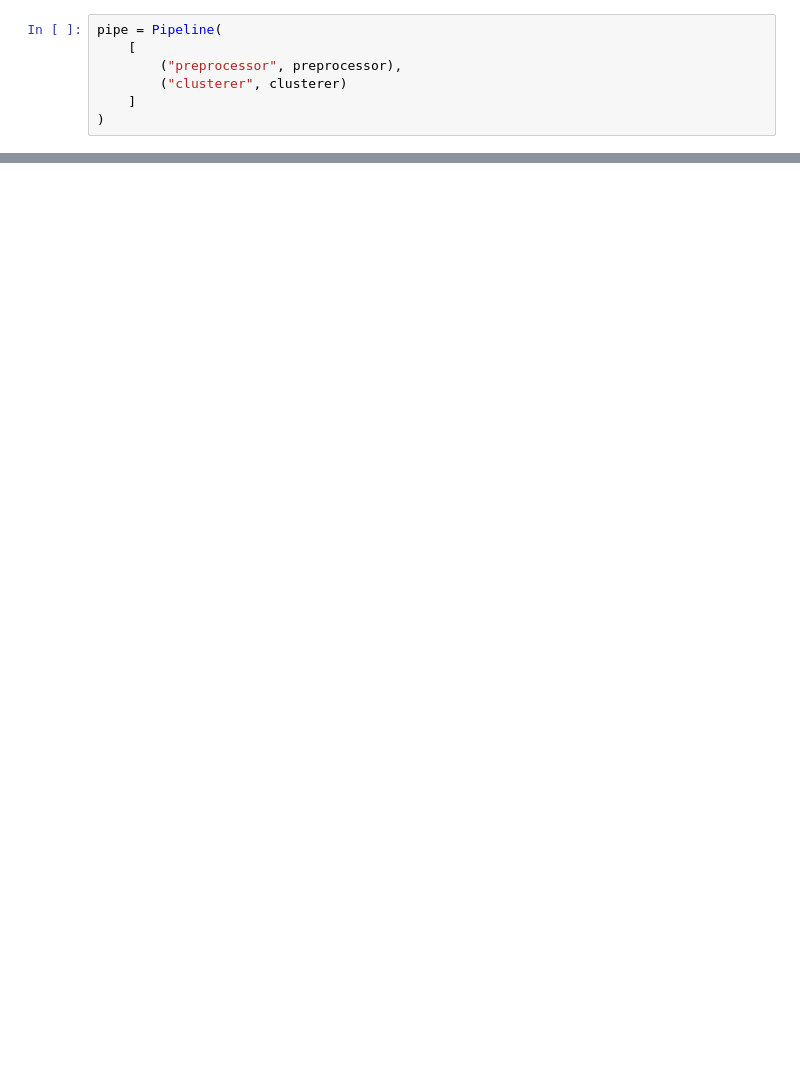
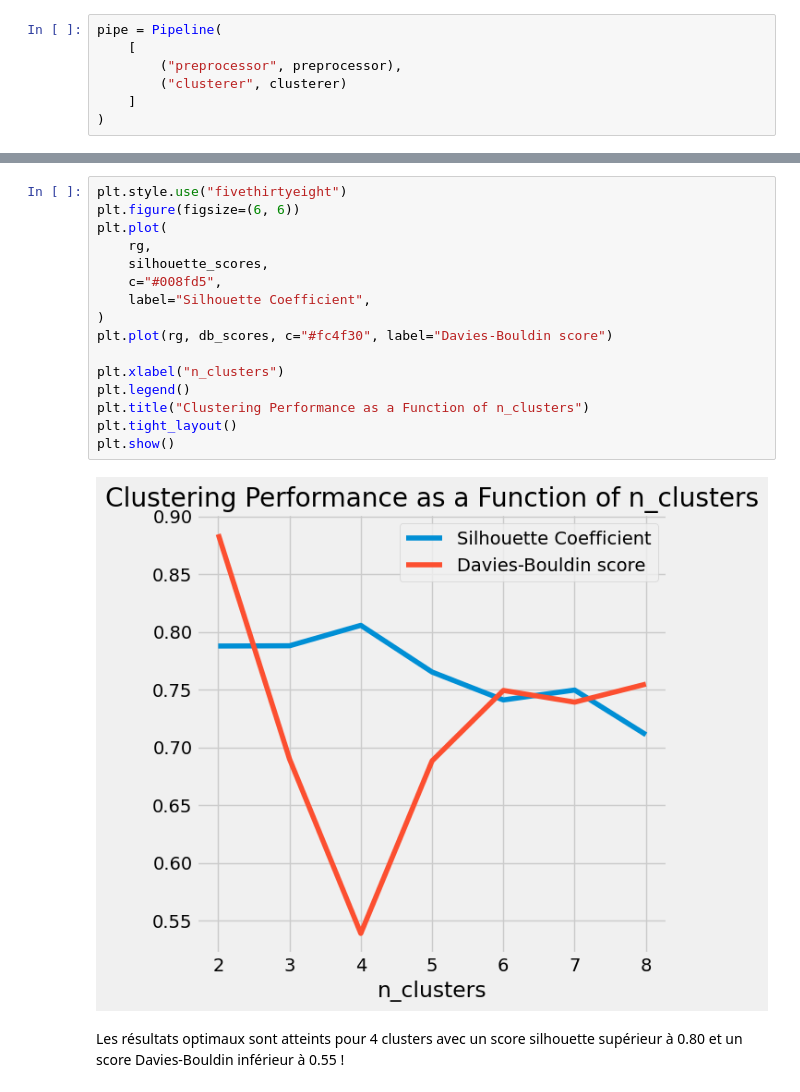
Before and after one commit to OliDevGit/ADS, a Jupyter notebook: PCA-Kmeans_PlantsSpeciesStates.ipynb, the cells around one changed output, grey strips where cells are left out. Saved outputs shown, nothing was run; the diff lists cells and outputs as text; blank space fills up the shorter version.

```diff
--- a/PCA-Kmeans_PlantsSpeciesStates.ipynb
+++ b/PCA-Kmeans_PlantsSpeciesStates.ipynb
@@ -382,0 +418,20 @@ np.float64(0.8000728227112552)
+# %%
+plt.style.use("fivethirtyeight")
+plt.figure(figsize=(6, 6))
+plt.plot(
+    rg,
+    silhouette_scores,
+    c="#008fd5",
+    label="Silhouette Coefficient",
+)
+plt.plot(rg, db_scores, c="#fc4f30", label="Davies-Bouldin score")
+
+plt.xlabel("n_clusters")
+plt.legend()
+plt.title("Clustering Performance as a Function of n_clusters")
+plt.tight_layout()
+plt.show()
+# %% [output]
+[figure, added]
+# %% [markdown]
+Les résultats optimaux sont atteints pour 4 clusters avec un score silhouette supérieur à 0.80 et un score Davies-Bouldin inférieur à 0.55 !
```
Also changed, not shown: parts of 34 cells of this notebook.
